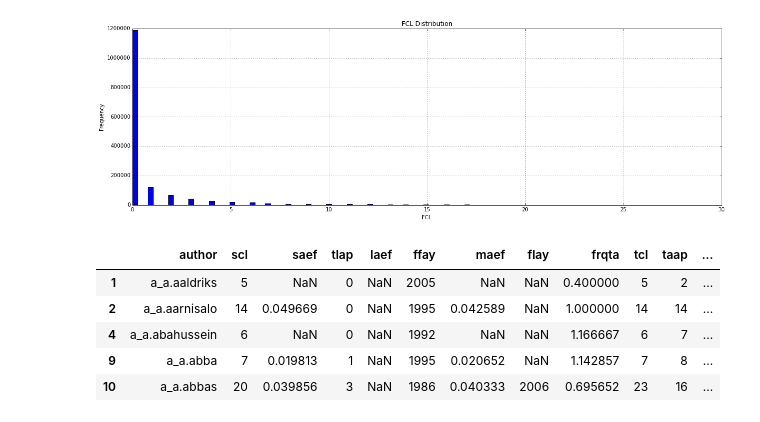
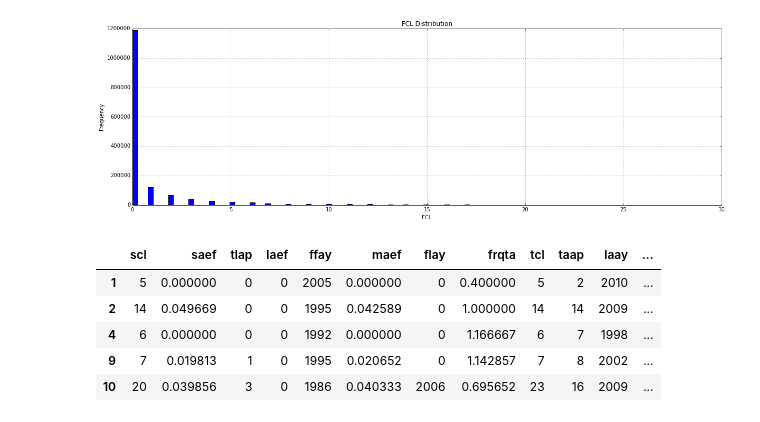
Before and after one commit to shinwachi/cs109_firstOrPerish, a Jupyter notebook: analysis/processAuthorStat.ipynb, the cells around one changed output. Cells and saved outputs as stored; diff of their text form; code cells hidden in the pictures.

```diff
--- a/analysis/processAuthorStat.ipynb
+++ b/analysis/processAuthorStat.ipynb
@@ -386,13 +409,3 @@ TFAP Filtered Size:  2631244
 [figure]
 FCL Filtered Size:  2631244
 [figure]
-# %%
-# la > 0 You are a rock star
-subData.head()
-# %% [output]
-|  | author | scl | saef | tlap | laef | ffay | maef | flay | frqta | tcl | taap | ... |
-| 1 | a_a.aaldriks | 5 | NaN | 0 | NaN | 2005 | NaN | NaN | 0.400000 | 5 | 2 | ... |
-| 2 | a_a.aarnisalo | 14 | 0.049669 | 0 | NaN | 1995 | 0.042589 | NaN | 1.000000 | 14 | 14 | ... |
-| 4 | a_a.abahussein | 6 | NaN | 0 | NaN | 1992 | NaN | NaN | 1.166667 | 6 | 7 | ... |
-| 9 | a_a.abba | 7 | 0.019813 | 1 | NaN | 1995 | 0.020652 | NaN | 1.142857 | 7 | 8 | ... |
-| 10 | a_a.abbas | 20 | 0.039856 | 3 | NaN | 1986 | 0.040333 | 2006 | 0.695652 | 23 | 16 | ... |
@@ -401,0 +412,12 @@ subData['la'] = subData.tlap > 0
+# %%
+analysisData = subData.copy()
+analysisData.fillna(0, inplace=True)
+analysisData = analysisData.drop('author',1)
+analysisData.head()
+# %% [output]
+|  | scl | saef | tlap | laef | ffay | maef | flay | frqta | tcl | taap | laay | ... |
+| 1 | 5 | 0.000000 | 0 | 0 | 2005 | 0.000000 | 0 | 0.400000 | 5 | 2 | 2010 | ... |
+| 2 | 14 | 0.049669 | 0 | 0 | 1995 | 0.042589 | 0 | 1.000000 | 14 | 14 | 2009 | ... |
+| 4 | 6 | 0.000000 | 0 | 0 | 1992 | 0.000000 | 0 | 1.166667 | 6 | 7 | 1998 | ... |
+| 9 | 7 | 0.019813 | 1 | 0 | 1995 | 0.020652 | 0 | 1.142857 | 7 | 8 | 2002 | ... |
+| 10 | 20 | 0.039856 | 3 | 0 | 1986 | 0.040333 | 2006 | 0.695652 | 23 | 16 | 2009 | ... |
```
Also changed, not shown: parts of 13 cells of this notebook.
